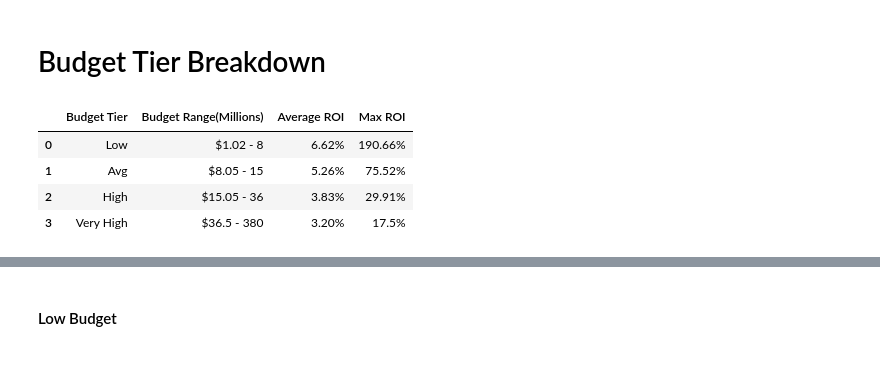
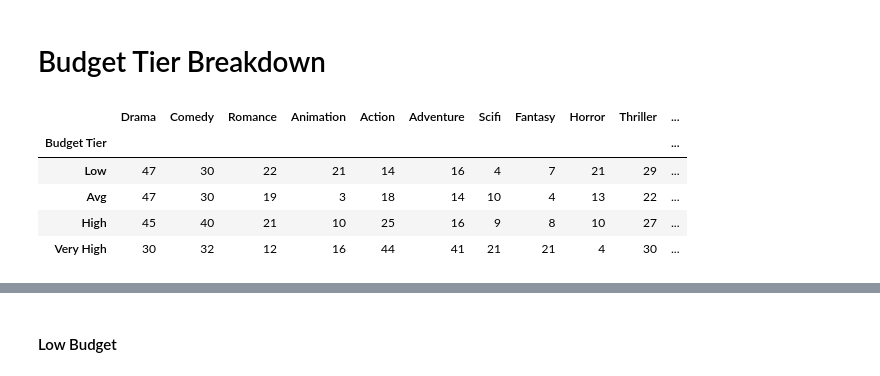
Before and after one commit to Movie-Success-Capstone/Movie-Capstone, a Jupyter notebook: Rough/braeden_explore.ipynb, the cells around one changed output, grey strips where cells are left out. Saved outputs shown, nothing was run; the diff lists cells and outputs as text; code cells hidden in the pictures.

```diff
--- a/Rough/braeden_explore.ipynb
+++ b/Rough/braeden_explore.ipynb
@@ -598,10 +575,0 @@ budget_tier = {'Budget Tier': ['Low', 'Avg', 'High', 'Very High'], 'Budget Range
-# %%
-bt = pd.DataFrame(budget_tier)
-bt = bt.groupby('Budget Tier', as_index=True)
-bt.head()
-# %% [output]
-|  | Budget Tier | Budget Range(Millions) | Average ROI | Max ROI |
-| 0 | Low | $1.02 - 8 | 6.62% | 190.66% |
-| 1 | Avg | $8.05 - 15 | 5.26% | 75.52% |
-| 2 | High | $15.05 - 36 | 3.83% | 29.91% |
-| 3 | Very High | $36.5 - 380 | 3.20% | 17.5% |
@@ -607,0 +592,11 @@ bt.head()
+# %%
+gc = pd.DataFrame(genre_chart)
+gc.set_index('Budget Tier', inplace=True)
+gc
+# %% [output]
+|  | Drama | Comedy | Romance | Animation | Action | Adventure | Scifi | Fantasy | Horror | Thriller | ... |
+| Budget Tier |  |  |  |  |  |  |  |  |  |  | ... |
+| Low | 47 | 30 | 22 | 21 | 14 | 16 | 4 | 7 | 21 | 29 | ... |
+| Avg | 47 | 30 | 19 | 3 | 18 | 14 | 10 | 4 | 13 | 22 | ... |
+| High | 45 | 40 | 21 | 10 | 25 | 16 | 9 | 8 | 10 | 27 | ... |
+| Very High | 30 | 32 | 12 | 16 | 44 | 41 | 21 | 21 | 4 | 30 | ... |
```
Also changed, not shown: parts of 77 cells of this notebook.
